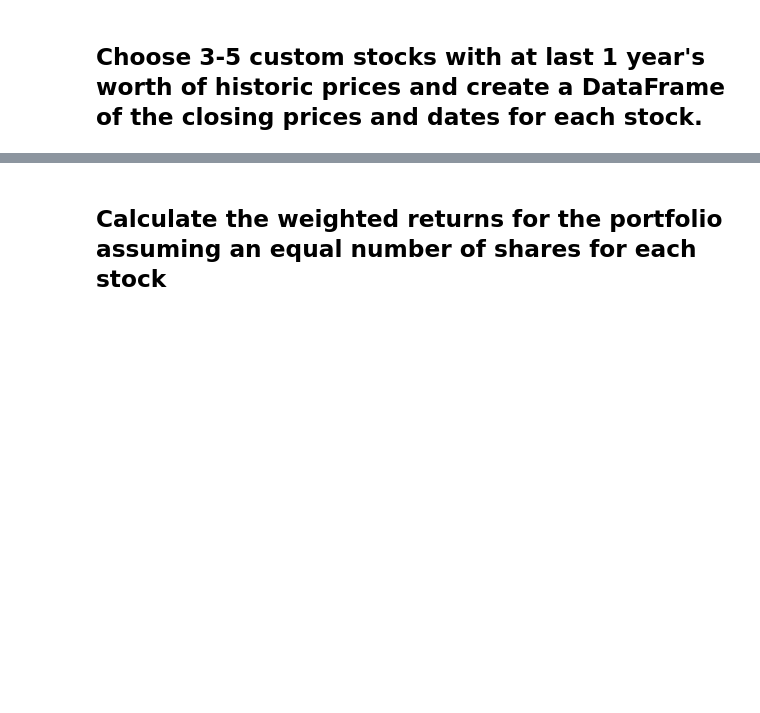
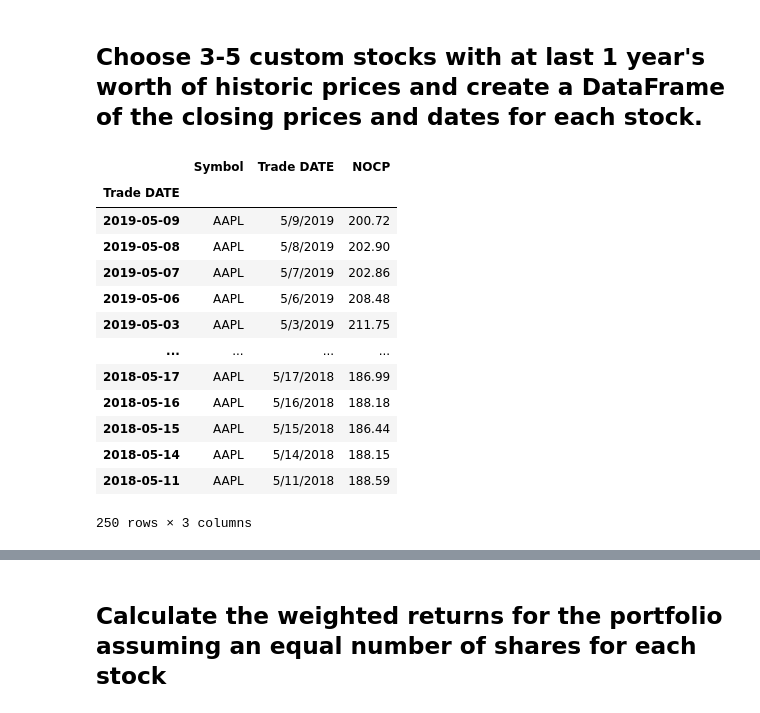
Before and after one commit to Olegreg762/FintechBootcamp, a Jupyter notebook: pandas_homework/Instructions/Starter_Code/whale_analysis.ipynb, the cells around one changed output, grey strips where cells are left out. Saved outputs shown, nothing was run; the diff lists cells and outputs as text; code cells hidden in the pictures; blank space fills up the shorter version.

```diff
--- a/pandas_homework/Instructions/Starter_Code/whale_analysis.ipynb
+++ b/pandas_homework/Instructions/Starter_Code/whale_analysis.ipynb
@@ -418,0 +405,20 @@ In this section, you will build your own portfolio of stocks, calculate the retu
+# %%
+# Reading data from 1st stock
+aapl = pd.read_csv('./Resources/aapl_historical.csv').dropna()
+aapl.set_index(pd.to_datetime(aapl['Trade DATE'], infer_datetime_format=True), inplace=True)
+aapl
+# %% [output]
+|  | Symbol | Trade DATE | NOCP |
+| Trade DATE |  |  |  |
+| 2019-05-09 | AAPL | 5/9/2019 | 200.72 |
+| 2019-05-08 | AAPL | 5/8/2019 | 202.90 |
+| 2019-05-07 | AAPL | 5/7/2019 | 202.86 |
+| 2019-05-06 | AAPL | 5/6/2019 | 208.48 |
+| 2019-05-03 | AAPL | 5/3/2019 | 211.75 |
+| ... | ... | ... | ... |
+| 2018-05-17 | AAPL | 5/17/2018 | 186.99 |
+| 2018-05-16 | AAPL | 5/16/2018 | 188.18 |
+| 2018-05-15 | AAPL | 5/15/2018 | 186.44 |
+| 2018-05-14 | AAPL | 5/14/2018 | 188.15 |
+| 2018-05-11 | AAPL | 5/11/2018 | 188.59 |
+250 rows × 3 columns
```
Also changed, not shown: parts of 17 cells of this notebook, 1 other file.
